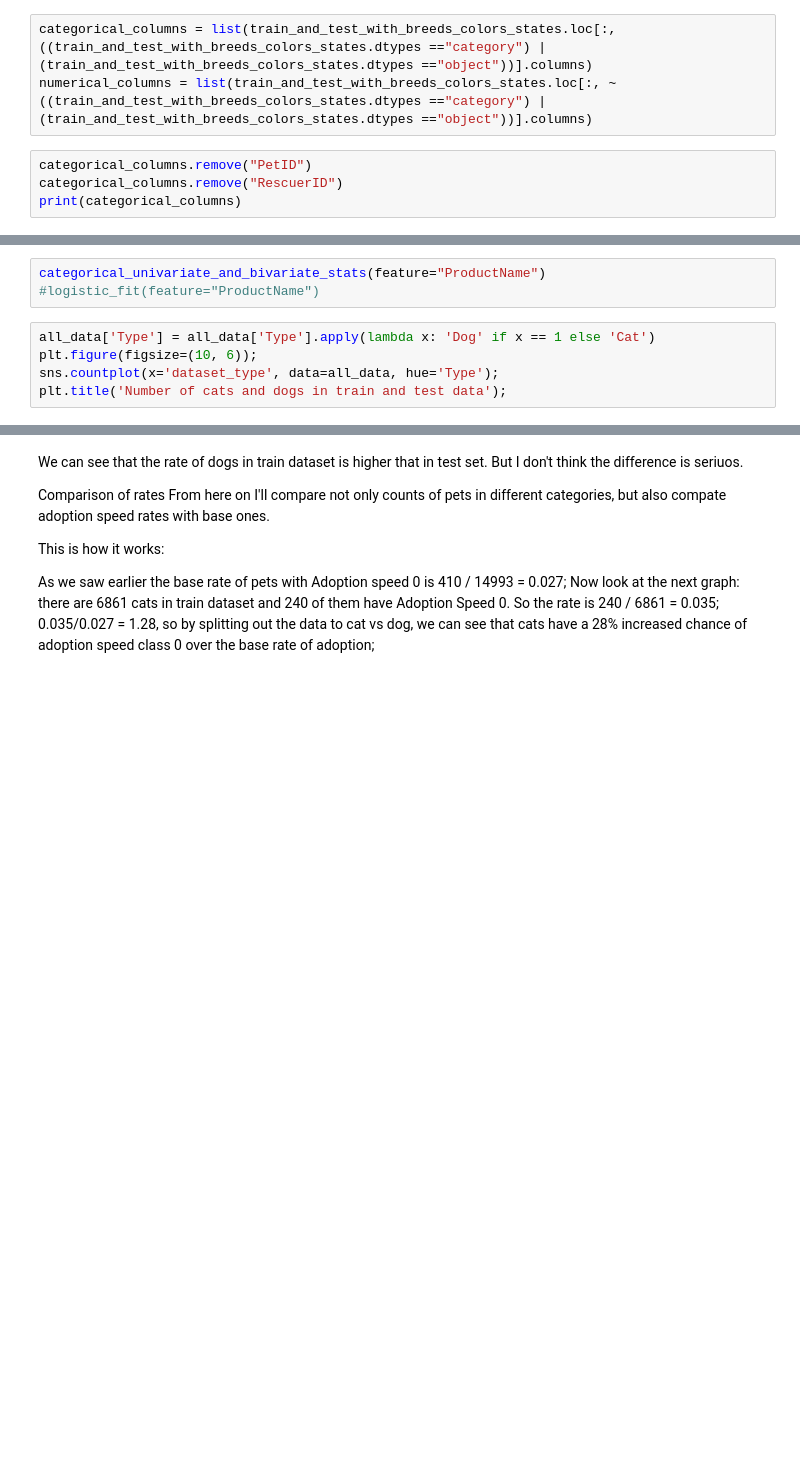
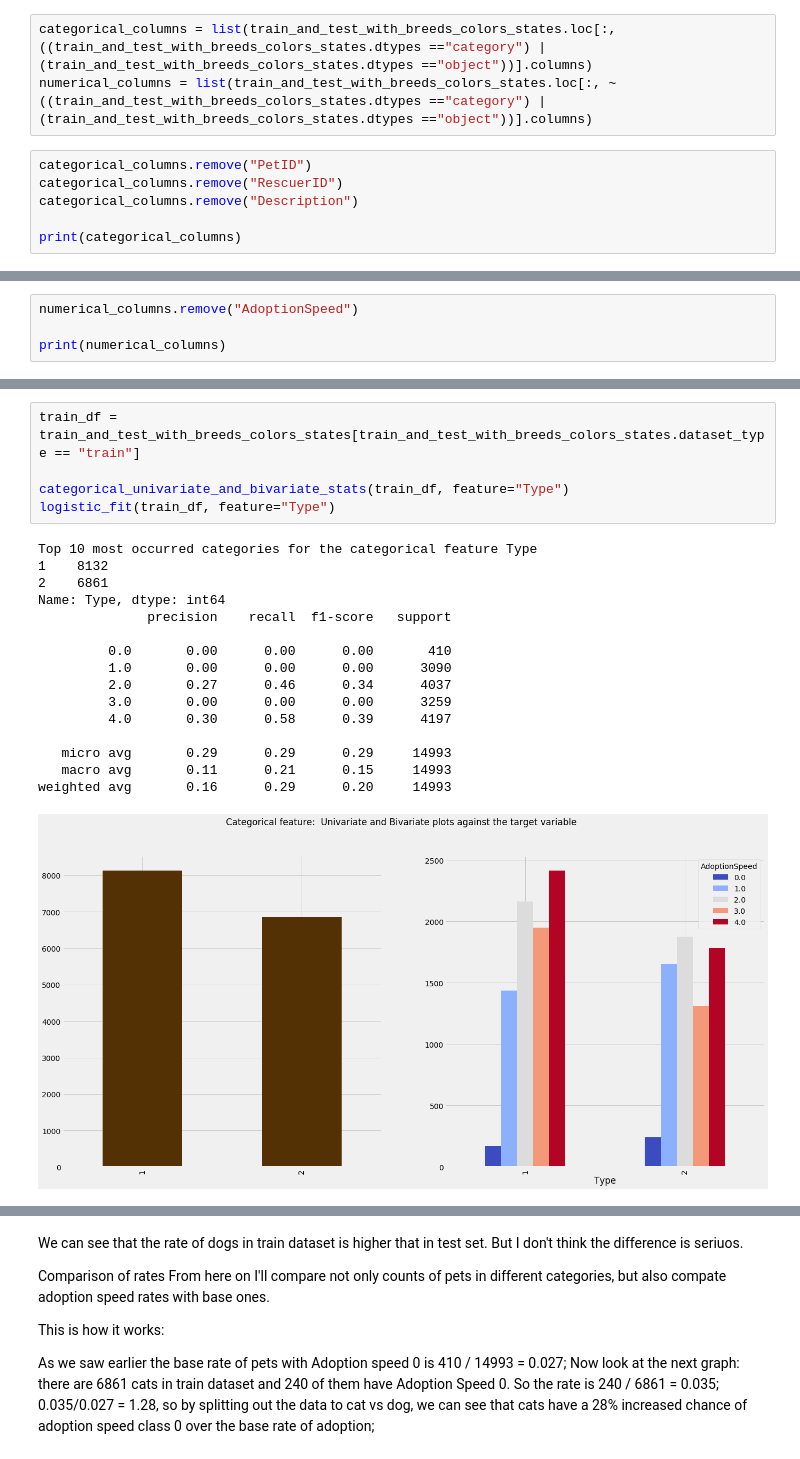
Before and after one commit to praxitelisk/PetFinder.my-Adoption-Prediction, a Jupyter notebook: petfinder EDA.ipynb, the cells around one changed output, grey strips where cells are left out. Drawn from its saved outputs; the diff is of its cells as text; blank space fills up the shorter version.

```diff
--- a/petfinder EDA.ipynb
+++ b/petfinder EDA.ipynb
@@ -341,5 +333,7 @@ numerical_columns = list(train_and_test_with_breeds_colors_states.loc[:, ~((trai
 # %%
 categorical_columns.remove("PetID")
 categorical_columns.remove("RescuerID")
+categorical_columns.remove("Description")
+
 print(categorical_columns)
 # %% [output]
@@ -350,0 +341,4 @@ print(numerical_columns)
+# %%
+numerical_columns.remove("AdoptionSpeed")
+
+print(numerical_columns)
@@ -439,8 +469,22 @@ def logistic_fit(feature):
-# %%
-categorical_univariate_and_bivariate_stats(feature="ProductName")
-#logistic_fit(feature="ProductName")
-# %%
-all_data['Type'] = all_data['Type'].apply(lambda x: 'Dog' if x == 1 else 'Cat')
-plt.figure(figsize=(10, 6));
-sns.countplot(x='dataset_type', data=all_data, hue='Type');
-plt.title('Number of cats and dogs in train and test data');
+# %%
+train_df = train_and_test_with_breeds_colors_states[train_and_test_with_breeds_colors_states.dataset_type == "train"]
+
+categorical_univariate_and_bivariate_stats(train_df, feature="Type")
+logistic_fit(train_df, feature="Type")
+# %% [output]
+Top 10 most occurred categories for the categorical feature Type
+1    8132
+2    6861
+Name: Type, dtype: int64
+              precision    recall  f1-score   support
+
+         0.0       0.00      0.00      0.00       410
+         1.0       0.00      0.00      0.00      3090
+         2.0       0.27      0.46      0.34      4037
+         3.0       0.00      0.00      0.00      3259
+         4.0       0.30      0.58      0.39      4197
+
+   micro avg       0.29      0.29      0.29     14993
+   macro avg       0.11      0.21      0.15     14993
+weighted avg       0.16      0.29      0.20     14993
+[figure, added]
```
Also changed, not shown: parts of 22 cells of this notebook.
